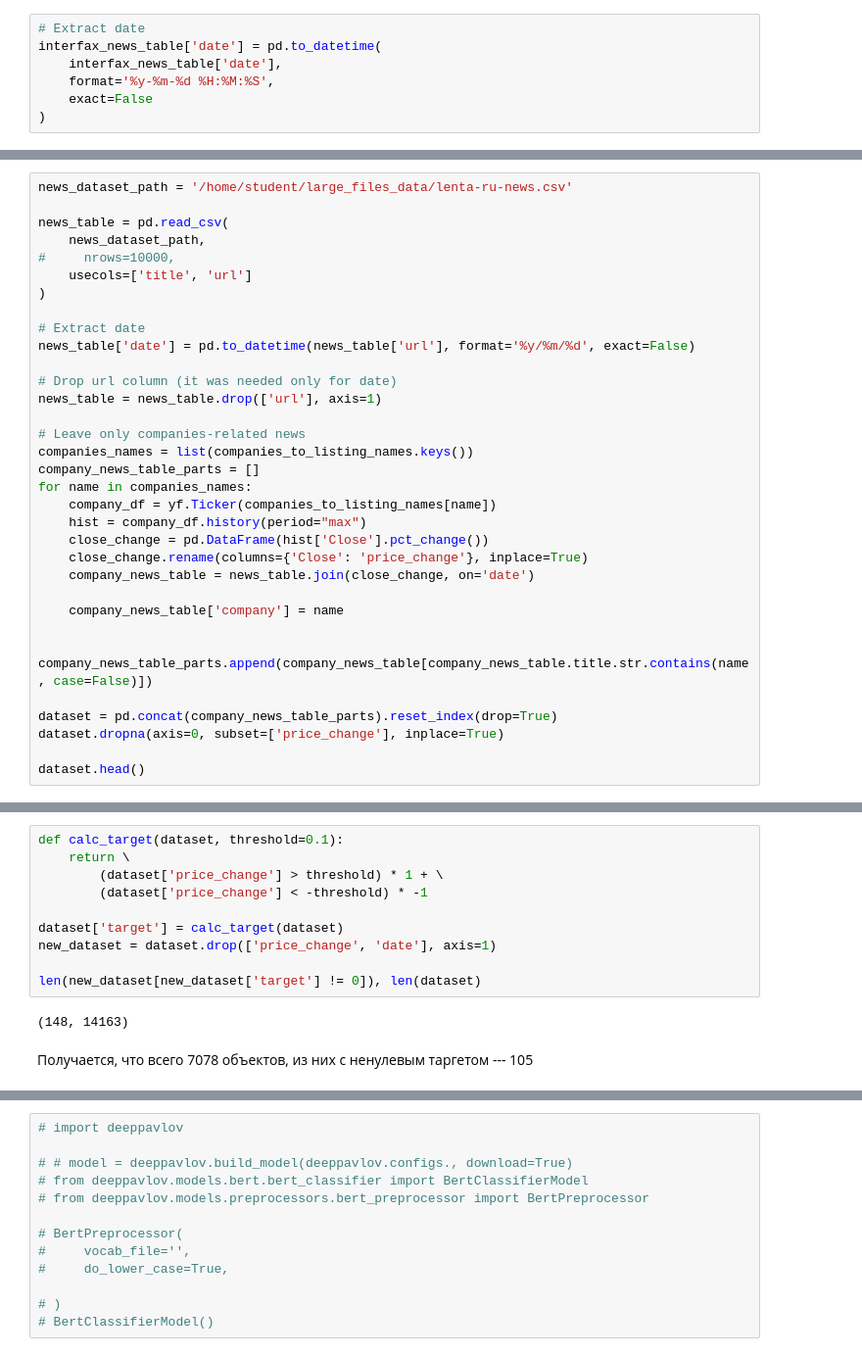
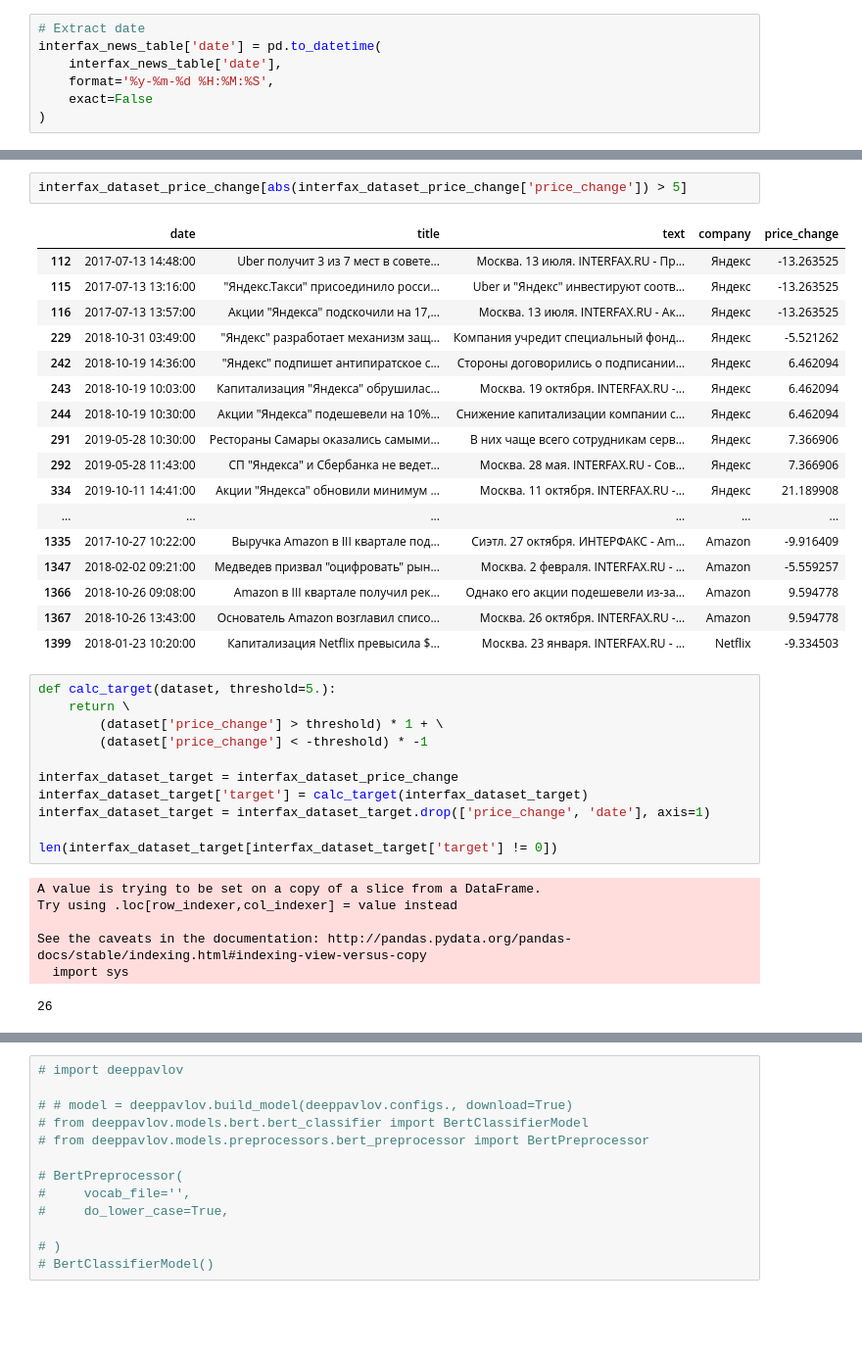
Before and after one commit to denistarasov/news-based-stock-trend-prediction, a Jupyter notebook: baseline.ipynb, the cells around one changed output, grey strips where cells are left out. Shown: that part at 98% size. Saved outputs shown, nothing was run; the diff lists cells and outputs as text; blank space fills up the shorter version.

```diff
--- a/baseline.ipynb
+++ b/baseline.ipynb
@@ -143,33 +137,0 @@ len(interfax_dataset[interfax_dataset['date'] > '2017-05-31'])
-# %%
-news_dataset_path = '/home/student/large_files_data/lenta-ru-news.csv'
-
-news_table = pd.read_csv(
-    news_dataset_path,
-#     nrows=10000,
-    usecols=['title', 'url']
-)
-
-# Extract date
-news_table['date'] = pd.to_datetime(news_table['url'], format='%y/%m/%d', exact=False)
-
-# Drop url column (it was needed only for date)
-news_table = news_table.drop(['url'], axis=1)
-
-# Leave only companies-related news
-companies_names = list(companies_to_listing_names.keys())
-company_news_table_parts = []
-for name in companies_names:
-    company_df = yf.Ticker(companies_to_listing_names[name])
-    hist = company_df.history(period="max")
-    close_change = pd.DataFrame(hist['Close'].pct_change())
-    close_change.rename(columns={'Close': 'price_change'}, inplace=True)
-    company_news_table = news_table.join(close_change, on='date')
-
-    company_news_table['company'] = name
-
-    company_news_table_parts.append(company_news_table[company_news_table.title.str.contains(name, case=False)])
-
-dataset = pd.concat(company_news_table_parts).reset_index(drop=True)
-dataset.dropna(axis=0, subset=['price_change'], inplace=True)
-
-dataset.head()
@@ -191,14 +204,38 @@ len(dataset)
+# %%
+interfax_dataset_price_change[abs(interfax_dataset_price_change['price_change']) > 5]
+# %% [output]
+|  | date | title | text | company | price_change |
+| 112 | 2017-07-13 14:48:00 | Uber получит 3 из 7 мест в совете... | Москва. 13 июля. INTERFAX.RU - Пр... | Яндекс | -13.263525 |
+| 115 | 2017-07-13 13:16:00 | "Яндекс.Такси" присоединило росси... | Uber и "Яндекс" инвестируют соотв... | Яндекс | -13.263525 |
+| 116 | 2017-07-13 13:57:00 | Акции "Яндекса" подскочили на 17,... | Москва. 13 июля. INTERFAX.RU - Ак... | Яндекс | -13.263525 |
+| 229 | 2018-10-31 03:49:00 | "Яндекс" разработает механизм защ... | Компания учредит специальный фонд... | Яндекс | -5.521262 |
+| 242 | 2018-10-19 14:36:00 | "Яндекс" подпишет антипиратское с... | Стороны договорились о подписании... | Яндекс | 6.462094 |
+| 243 | 2018-10-19 10:03:00 | Капитализация "Яндекса" обрушилас... | Москва. 19 октября. INTERFAX.RU -... | Яндекс | 6.462094 |
+| 244 | 2018-10-19 10:30:00 | Акции "Яндекса" подешевели на 10%... | Снижение капитализации компании с... | Яндекс | 6.462094 |
+| 291 | 2019-05-28 10:30:00 | Рестораны Самары оказались самыми... | В них чаще всего сотрудникам серв... | Яндекс | 7.366906 |
+| 292 | 2019-05-28 11:43:00 | СП "Яндекса" и Сбербанка не ведет... | Москва. 28 мая. INTERFAX.RU - Сов... | Яндекс | 7.366906 |
+| 334 | 2019-10-11 14:41:00 | Акции "Яндекса" обновили минимум ... | Москва. 11 октября. INTERFAX.RU -... | Яндекс | 21.189908 |
+| ... | ... | ... | ... | ... | ... |
+| 1335 | 2017-10-27 10:22:00 | Выручка Amazon в III квартале под... | Сиэтл. 27 октября. ИНТЕРФАКС - Am... | Amazon | -9.916409 |
+| 1347 | 2018-02-02 09:21:00 | Медведев призвал "оцифровать" рын... | Москва. 2 февраля. INTERFAX.RU - ... | Amazon | -5.559257 |
+| 1366 | 2018-10-26 09:08:00 | Amazon в III квартале получил рек... | Однако его акции подешевели из-за... | Amazon | 9.594778 |
+| 1367 | 2018-10-26 13:43:00 | Основатель Amazon возглавил списо... | Москва. 26 октября. INTERFAX.RU -... | Amazon | 9.594778 |
+| 1399 | 2018-01-23 10:20:00 | Капитализация Netflix превысила $... | Москва. 23 января. INTERFAX.RU - ... | Netflix | -9.334503 |
 # %%
-def calc_target(dataset, threshold=0.1):
+def calc_target(dataset, threshold=5.):
     return \
         (dataset['price_change'] > threshold) * 1 + \
         (dataset['price_change'] < -threshold) * -1
 
-dataset['target'] = calc_target(dataset)
-new_dataset = dataset.drop(['price_change', 'date'], axis=1)
+interfax_dataset_target = interfax_dataset_price_change
+interfax_dataset_target['target'] = calc_target(interfax_dataset_target)
+interfax_dataset_target = interfax_dataset_target.drop(['price_change', 'date'], axis=1)
 
-len(new_dataset[new_dataset['target'] != 0]), len(dataset)
+len(interfax_dataset_target[interfax_dataset_target['target'] != 0])
 # %% [output]
-(148, 14163)
+A value is trying to be set on a copy of a slice from a DataFrame.
+Try using .loc[row_indexer,col_indexer] = value instead
+
+See the caveats in the documentation: http://pandas.pydata.org/pandas-docs/stable/indexing.html#indexing-view-versus-copy
+  import sys
+26
-# %% [markdown]
-Получается, что всего 7078 объектов, из них с ненулевым таргетом --- 105
```
Also changed, not shown: parts of 17 cells of this notebook.
